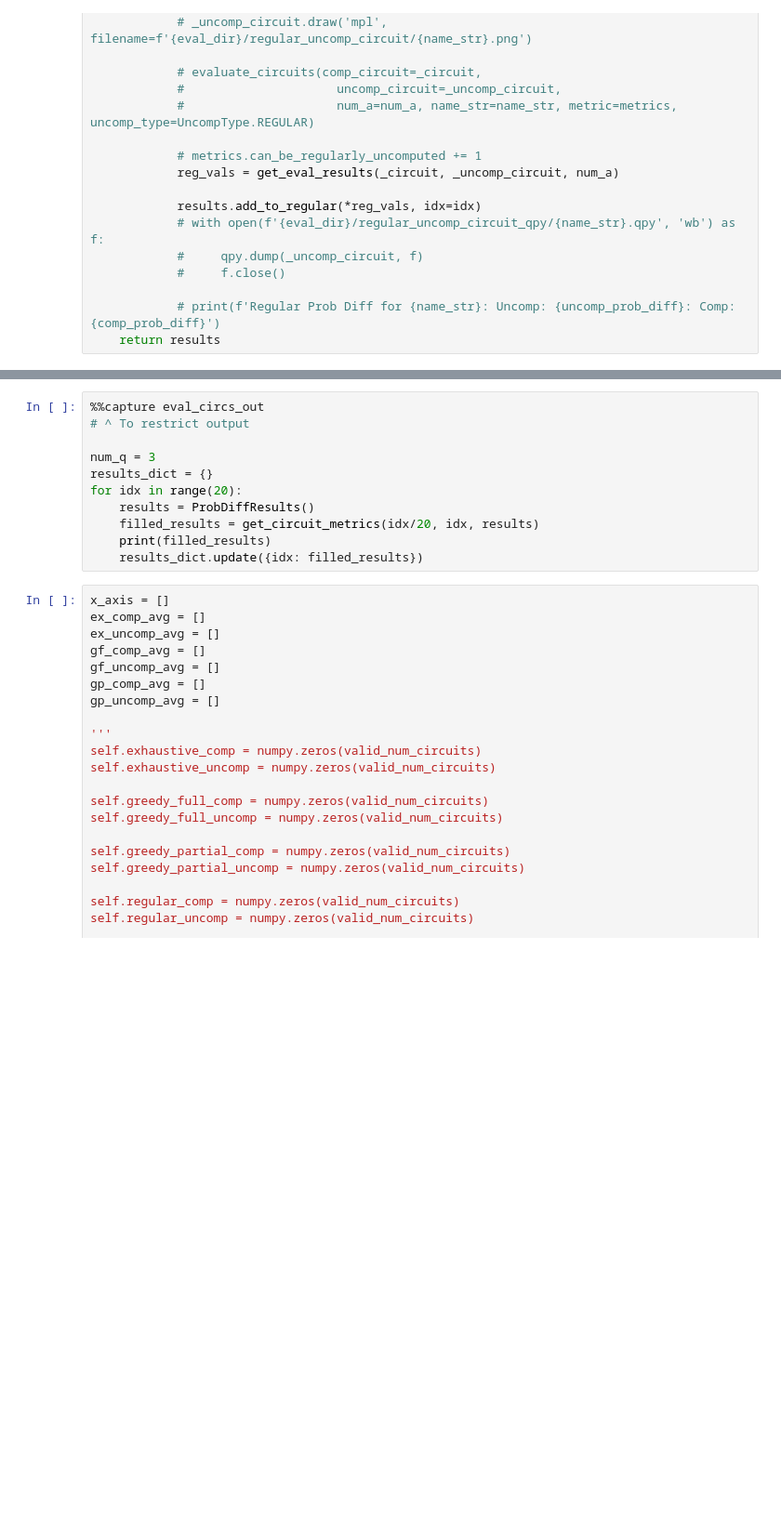
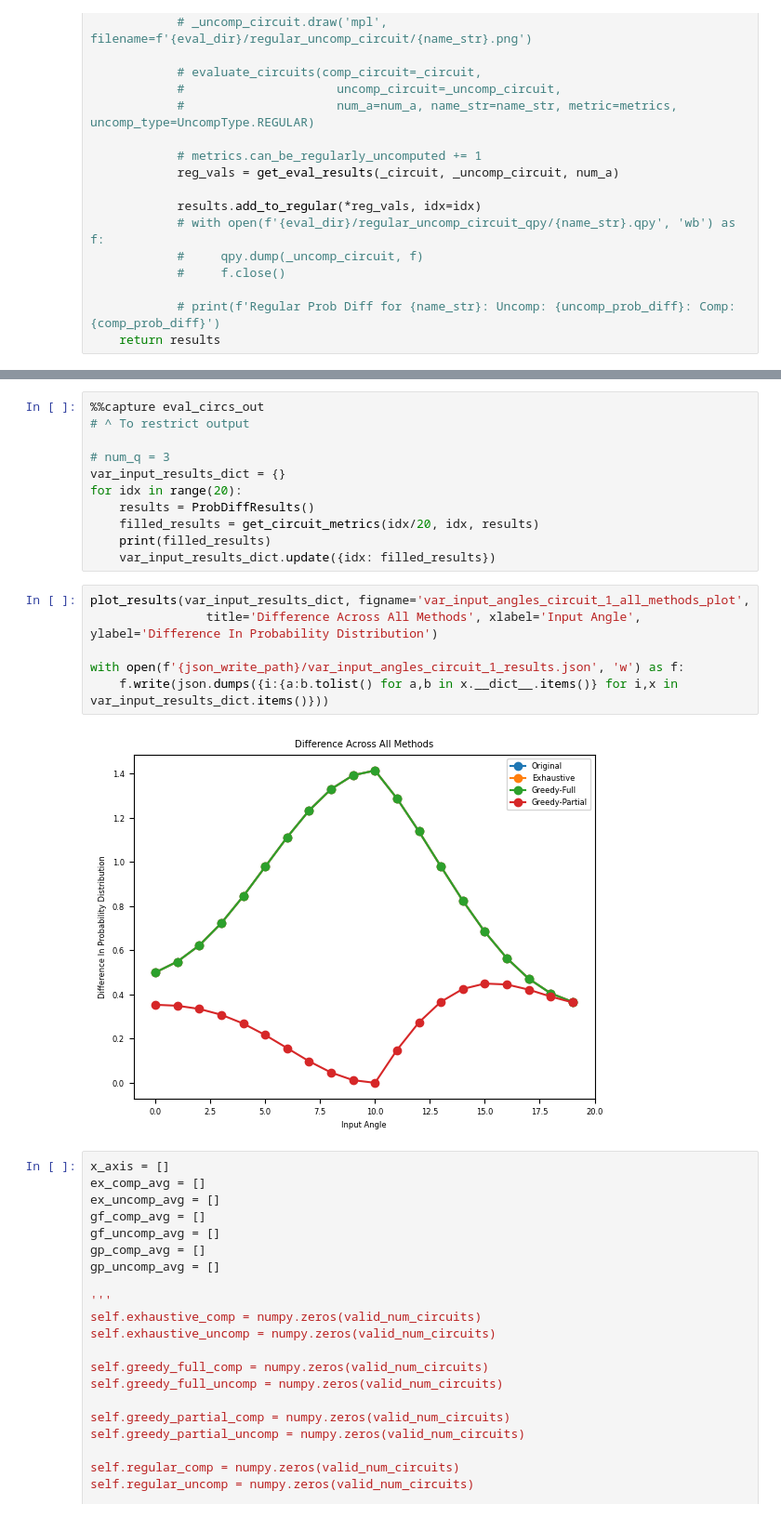
Before and after one commit to ashutiw2k/PartialUncomputation, a Jupyter notebook: eval_notebooks/basic_eval_differentInput.ipynb, the cells around one changed output, grey strips where cells are left out. Shown at 93% size. Drawn from its saved outputs; the diff is of its cells as text; blank space fills up the shorter version.

```diff
--- a/eval_notebooks/basic_eval_differentInput.ipynb
+++ b/eval_notebooks/basic_eval_differentInput.ipynb
@@ -426,13 +470,21 @@ def get_circuit_metrics(theta, num_a, results:ProbDiffResults):
 %%capture eval_circs_out
 # ^ To restrict output
 
-num_q = 3
-results_dict = {}
+# num_q = 3
+var_input_results_dict = {}
 for idx in range(20):
     results = ProbDiffResults()
     filled_results = get_circuit_metrics(idx/20, idx, results)
     print(filled_results)
-    results_dict.update({idx: filled_results})
+    var_input_results_dict.update({idx: filled_results})
+# %%
+plot_results(var_input_results_dict, figname='var_input_angles_circuit_1_all_methods_plot',
+                title='Difference Across All Methods', xlabel='Input Angle', ylabel='Difference In Probability Distribution')
+
+with open(f'{json_write_path}/var_input_angles_circuit_1_results.json', 'w') as f:
+    f.write(json.dumps({i:{a:b.tolist() for a,b in x.__dict__.items()} for i,x in var_input_results_dict.items()}))
+# %% [output]
+[figure, added]
 # %%
 x_axis = []
 ex_comp_avg = []
```
Also changed, not shown: parts of 4 cells of this notebook, 5 other files.
